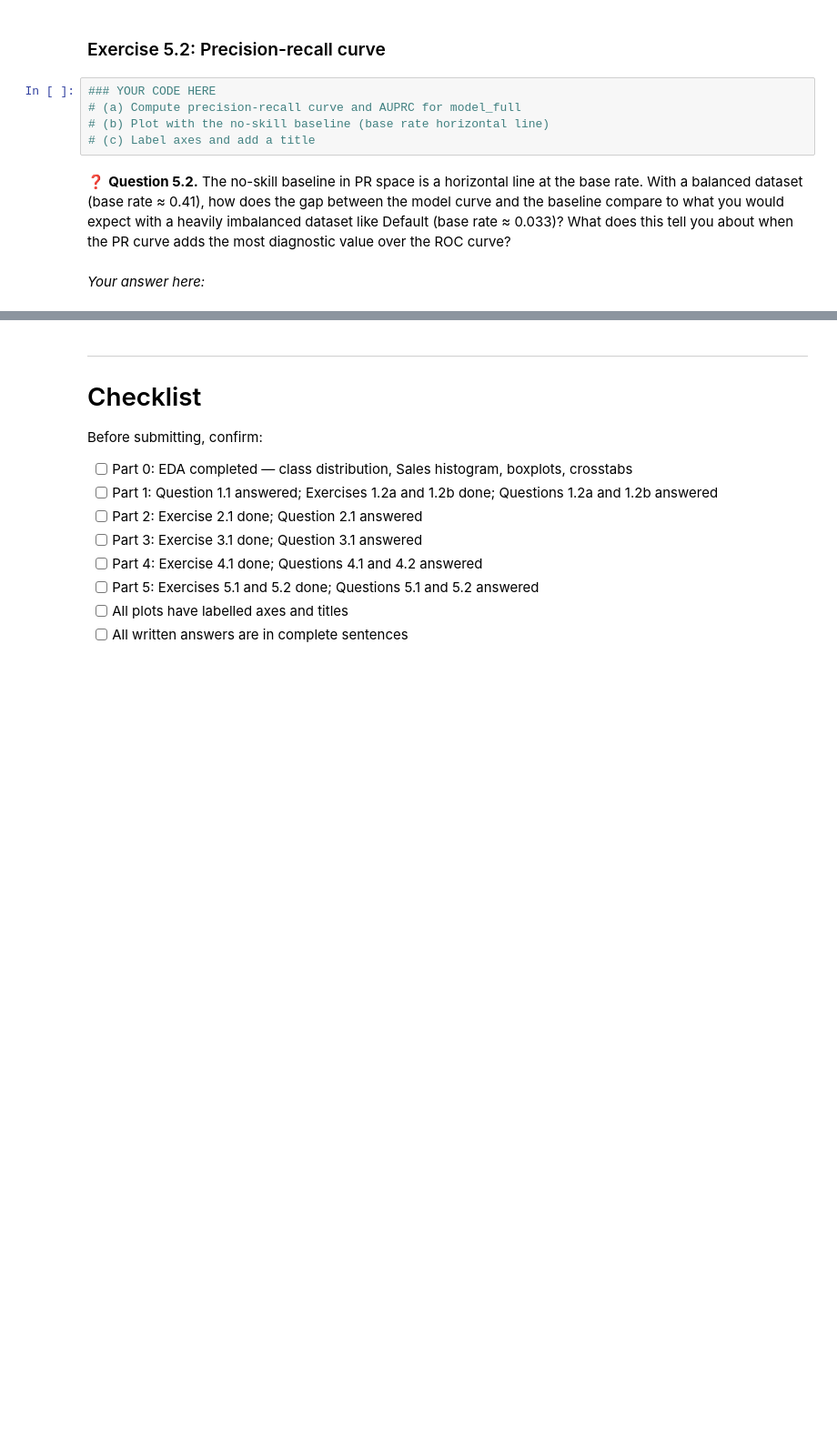
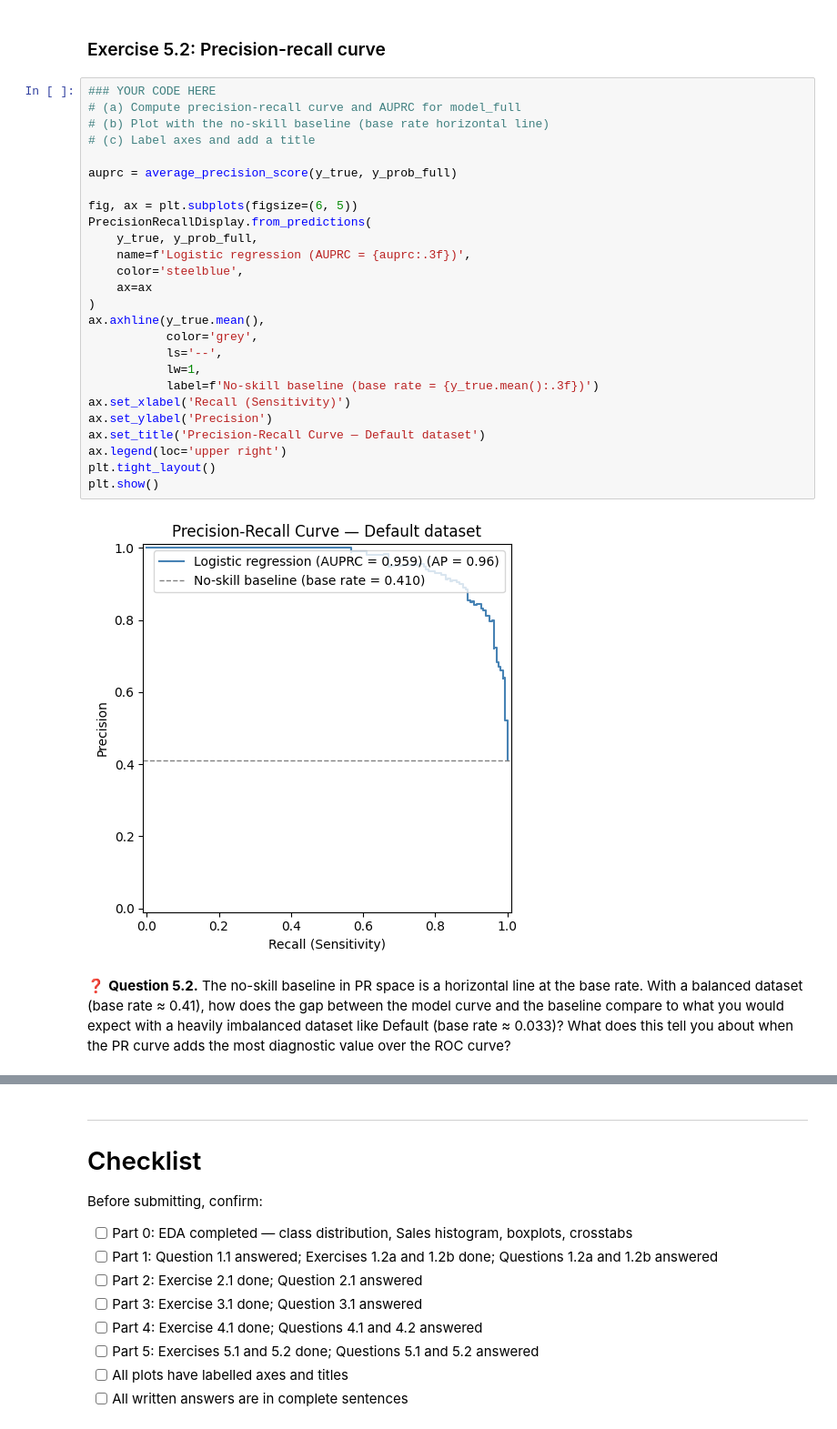
Before and after one commit to DanDC25/Statistical-Learning-with-Python, a Jupyter notebook: DSA211_05_Lab_Logistic_Regression.ipynb, the cells around one changed output, grey strips where cells are left out. Shown at 91% size. Cells and saved outputs as stored; diff of their text form; blank space fills up the shorter version.

```diff
--- a/DSA211_05_Lab_Logistic_Regression.ipynb
+++ b/DSA211_05_Lab_Logistic_Regression.ipynb
@@ -676,9 +716,30 @@ The Carseats dataset is roughly balanced, so the ROC curve is a reliable evaluat
 # %%
 ### YOUR CODE HERE
 # (a) Compute precision-recall curve and AUPRC for model_full
 # (b) Plot with the no-skill baseline (base rate horizontal line)
 # (c) Label axes and add a title
+
+auprc = average_precision_score(y_true, y_prob_full)
+
+fig, ax = plt.subplots(figsize=(6, 5))
+PrecisionRecallDisplay.from_predictions(
+    y_true, y_prob_full,
+    name=f'Logistic regression (AUPRC = {auprc:.3f})',
+    color='steelblue',
+    ax=ax
+)
+ax.axhline(y_true.mean(),
+           color='grey',
+           ls='--',
+           lw=1,
+           label=f'No-skill baseline (base rate = {y_true.mean():.3f})')
+ax.set_xlabel('Recall (Sensitivity)')
+ax.set_ylabel('Precision')
+ax.set_title('Precision-Recall Curve — Default dataset')
+ax.legend(loc='upper right')
+plt.tight_layout()
+plt.show()
+# %% [output]
+[figure, added]
 # %% [markdown]
 ❓ **Question 5.2.** The no-skill baseline in PR space is a horizontal line at the base rate. With a balanced dataset (base rate ≈ 0.41), how does the gap between the model curve and the baseline compare to what you would expect with a heavily imbalanced dataset like Default (base rate ≈ 0.033)? What does this tell you about when the PR curve adds the most diagnostic value over the ROC curve?
-# %% [markdown]
-*Your answer here:*
```
Also changed, not shown: parts of 8 cells of this notebook.
